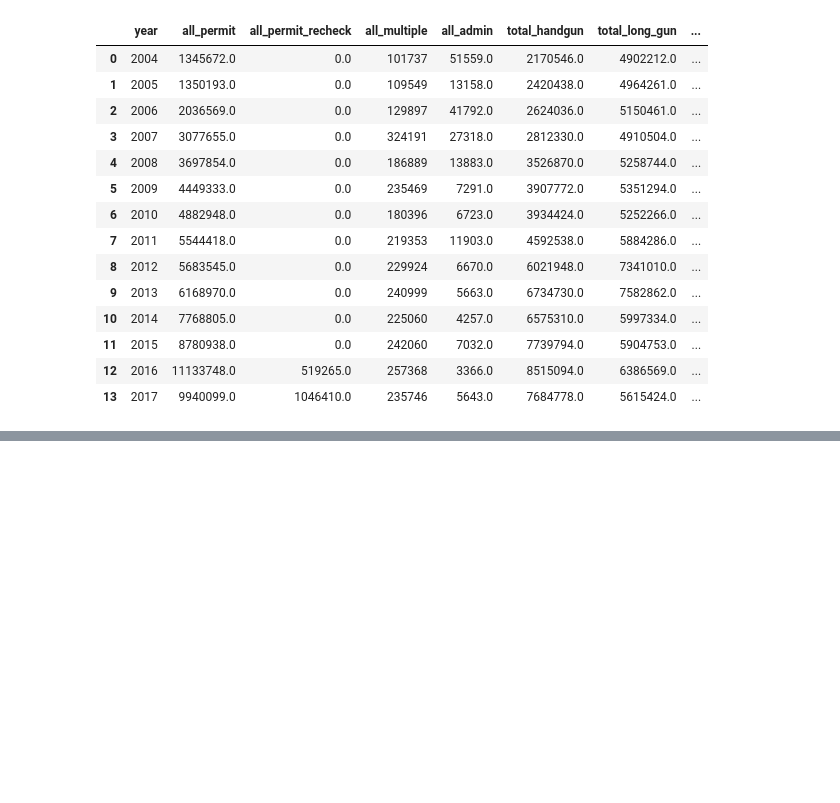
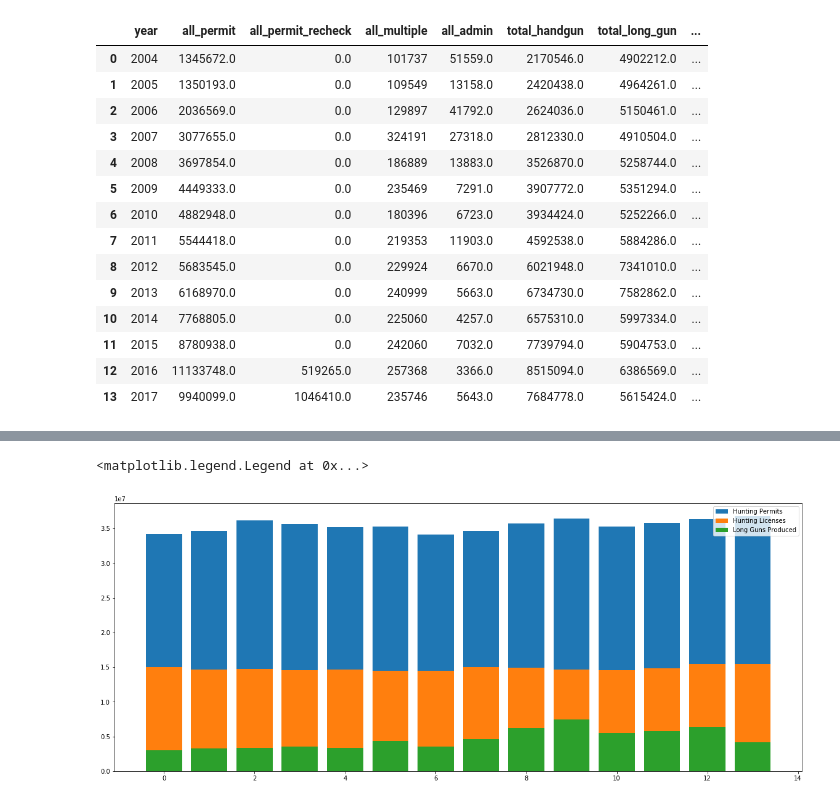
Before and after one commit to kcs342kcs/Guns, a Jupyter notebook: Parse_All_Data.ipynb, the cells around one changed output, grey strips where cells are left out. Saved outputs shown, nothing was run; the diff lists cells and outputs as text; code cells hidden in the pictures; blank space fills up the shorter version.

```diff
--- a/Parse_All_Data.ipynb
+++ b/Parse_All_Data.ipynb
@@ -358,0 +402,10 @@ g_df
+# %%
+plt.bar(y_pos,g_df["hunt_permit_issued"],label="Hunting Permits")
+plt.bar(y_pos,g_df["total_hunt_licences"],label="Hunting Licenses")#,bottom=g_df["hunt_permit_issued"])
+plt.bar(y_pos,g_df["total_long_guns_us"],label="Long Guns Produced")
+fig = plt.gcf()
+fig.set_size_inches(20,8)
+plt.legend(loc="best")
+# %% [output]
+<matplotlib.legend.Legend at 0x...>
+[figure, added]
```
Also changed, not shown: parts of 5 cells of this notebook.
